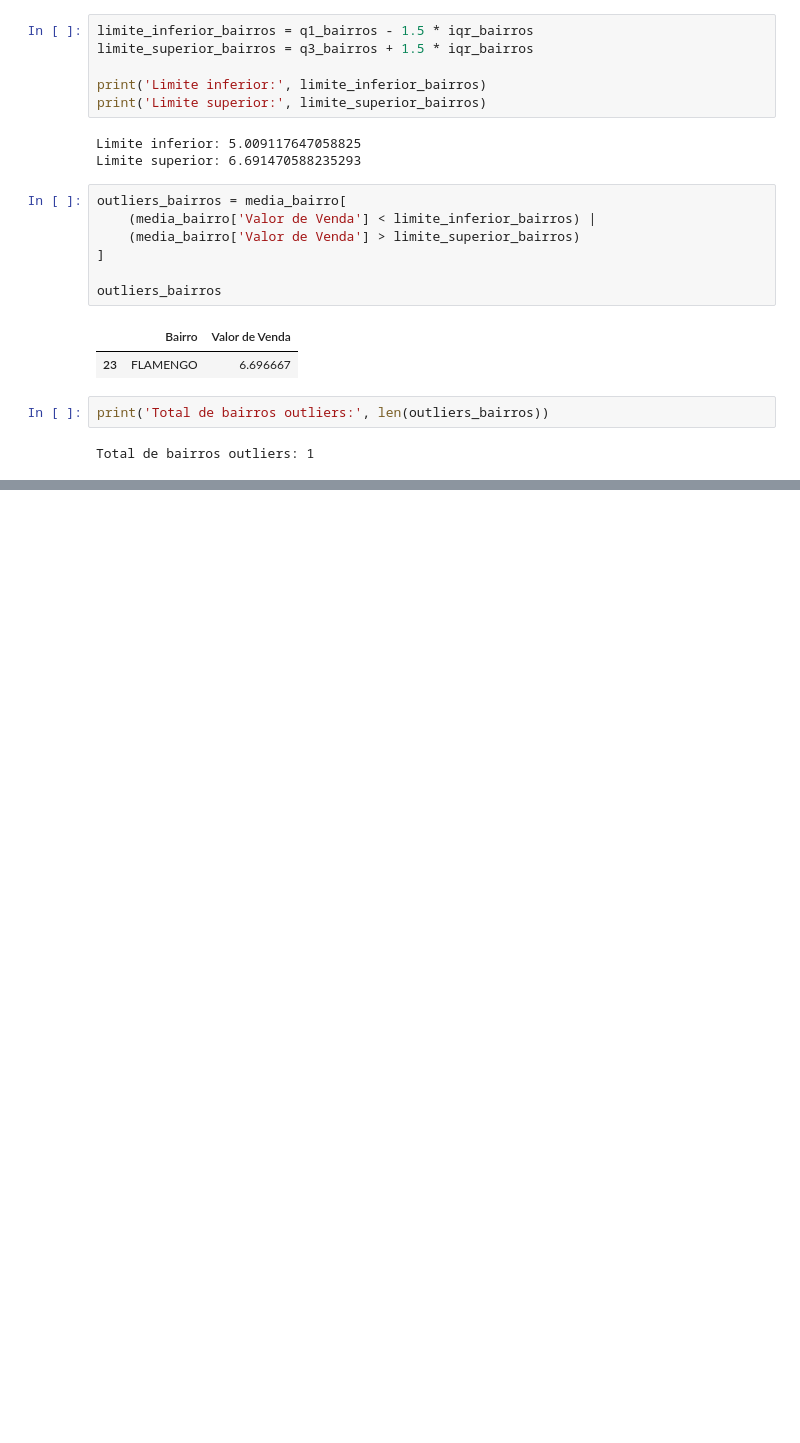
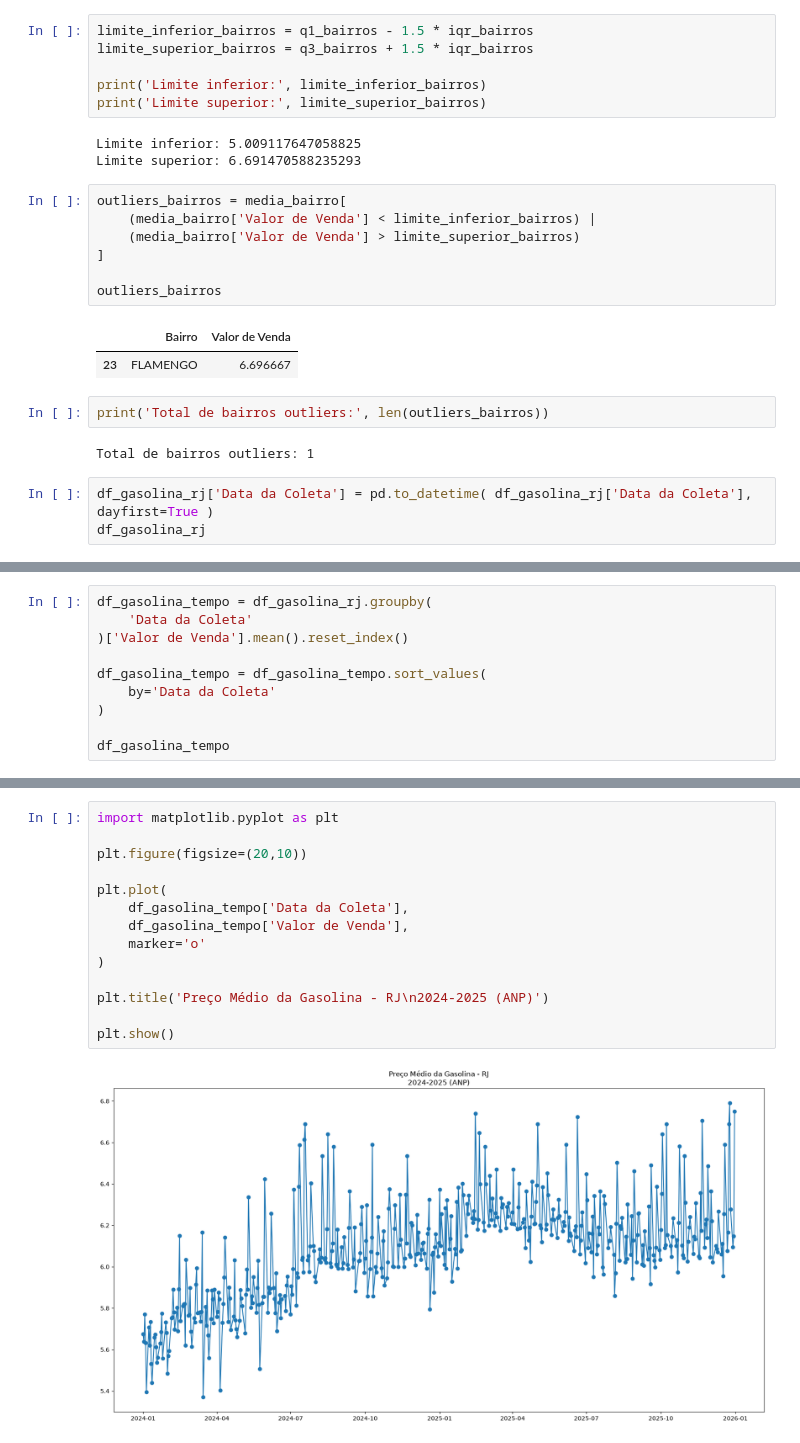
Before and after one commit to PedroRVenturini/UC2, a Jupyter notebook: ANP.ipynb, the cells around one changed output, grey strips where cells are left out. Saved outputs shown, nothing was run; the diff lists cells and outputs as text; blank space fills up the shorter version.

```diff
--- a/ANP.ipynb
+++ b/ANP.ipynb
@@ -369,3 +369,6 @@ outliers_bairros
 print('Total de bairros outliers:', len(outliers_bairros))
 # %% [output]
 Total de bairros outliers: 1
+# %%
+df_gasolina_rj['Data da Coleta'] = pd.to_datetime( df_gasolina_rj['Data da Coleta'], dayfirst=True )
+df_gasolina_rj
@@ -371,0 +389,10 @@ Total de bairros outliers: 1
+# %%
+df_gasolina_tempo = df_gasolina_rj.groupby(
+    'Data da Coleta'
+)['Valor de Venda'].mean().reset_index()
+
+df_gasolina_tempo = df_gasolina_tempo.sort_values(
+    by='Data da Coleta'
+)
+
+df_gasolina_tempo
@@ -371,0 +413,16 @@ Total de bairros outliers: 1
+# %%
+import matplotlib.pyplot as plt
+
+plt.figure(figsize=(20,10))
+
+plt.plot(
+    df_gasolina_tempo['Data da Coleta'],
+    df_gasolina_tempo['Valor de Venda'],
+    marker='o'
+)
+
+plt.title('Preço Médio da Gasolina - RJ\n2024-2025 (ANP)')
+
+plt.show()
+# %% [output]
+[figure, added]
```
Also changed, not shown: parts of 2 cells of this notebook.
